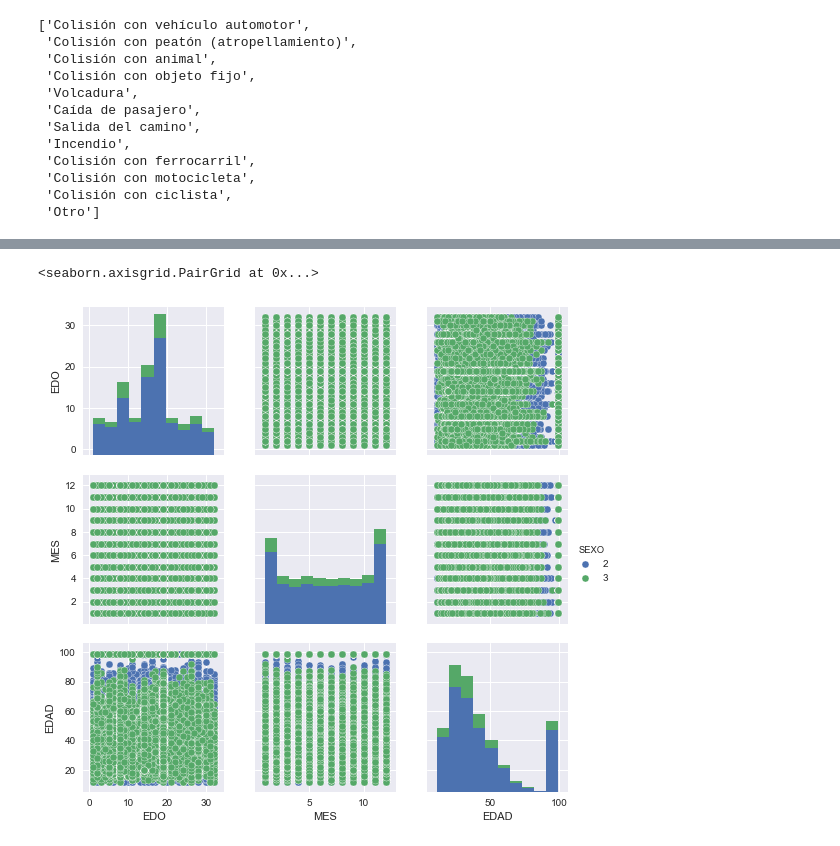
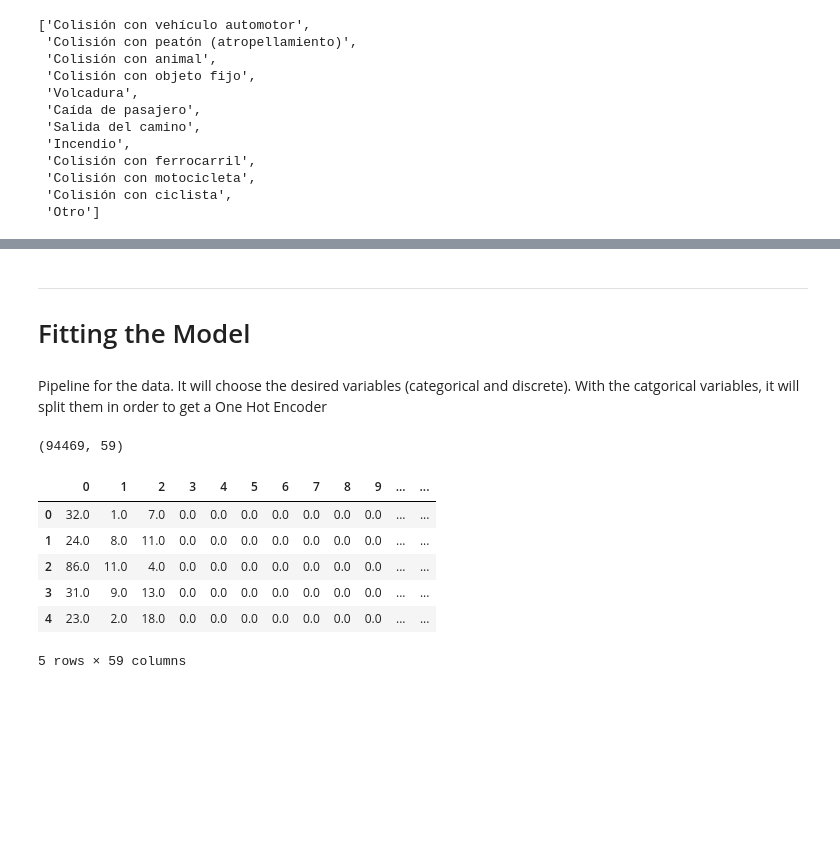
Before and after one commit to gerdm/machine_learning, a Jupyter notebook: analyses/accidents/accidents.ipynb, the cells around one changed output, grey strips where cells are left out. Drawn from its saved outputs; the diff is of its cells as text; code cells hidden in the pictures; blank space fills up the shorter version.

Commit message:
Added SLlearn pipeline

```diff
--- a/analyses/accidents/accidents.ipynb
+++ b/analyses/accidents/accidents.ipynb
@@ -133,5 +105,41 @@ dtype: object
-# %%
-sns.pairplot(acc_train.query("SEXO != 1"), hue="SEXO", vars=["EDO", "MES", "EDAD"]);
-# %% [output]
-<seaborn.axisgrid.PairGrid at 0x...>
-[figure, removed]
+# %% [markdown]
+-------
+# Fitting the Model
+# %% [markdown]
+Pipeline for the data. It will choose the desired variables (categorical and discrete). With the catgorical variables, it will split them in order to get a One Hot Encoder
+# %%
+# Choosing the Xs and Y
+acc_labels = acc_train["SEXO"]
+acc_values = acc_train.drop("SEXO", axis=1)
+# %%
+categorical = ["EDO", "MES", "ANIO", "DIASEMANA", "ALIENTO", "CINTURON"]
+discrete = ["EDAD", "MES", "HORA"]
+
+cat_pipeline = Pipeline([
+    ("selector", DFSelector(categorical)),
+    ("hot_encoder", OneHotEncoder(sparse=False))
+])
+
+disc_pipeline = Pipeline([
+    ("selector", DFSelector(discrete))
+])
+
+accidents_pipeline = FeatureUnion(transformer_list=[
+    ("discrete", disc_pipeline),
+    ("categorical", cat_pipeline)
+])
+# %%
+acc_values = accidents_pipeline.fit_transform(acc_values)
+acc_values.shape
+# %% [output]
+(94469, 59)
+# %%
+pd.DataFrame(acc_values).head()
+# %% [output]
+|  | 0 | 1 | 2 | 3 | 4 | 5 | 6 | 7 | 8 | 9 | ... | ... |
+| 0 | 32.0 | 1.0 | 7.0 | 0.0 | 0.0 | 0.0 | 0.0 | 0.0 | 0.0 | 0.0 | ... | ... |
+| 1 | 24.0 | 8.0 | 11.0 | 0.0 | 0.0 | 0.0 | 0.0 | 0.0 | 0.0 | 0.0 | ... | ... |
+| 2 | 86.0 | 11.0 | 4.0 | 0.0 | 0.0 | 0.0 | 0.0 | 0.0 | 0.0 | 0.0 | ... | ... |
+| 3 | 31.0 | 9.0 | 13.0 | 0.0 | 0.0 | 0.0 | 0.0 | 0.0 | 0.0 | 0.0 | ... | ... |
+| 4 | 23.0 | 2.0 | 18.0 | 0.0 | 0.0 | 0.0 | 0.0 | 0.0 | 0.0 | 0.0 | ... | ... |
+5 rows × 59 columns
```
Also changed, not shown: parts of 18 cells of this notebook.
